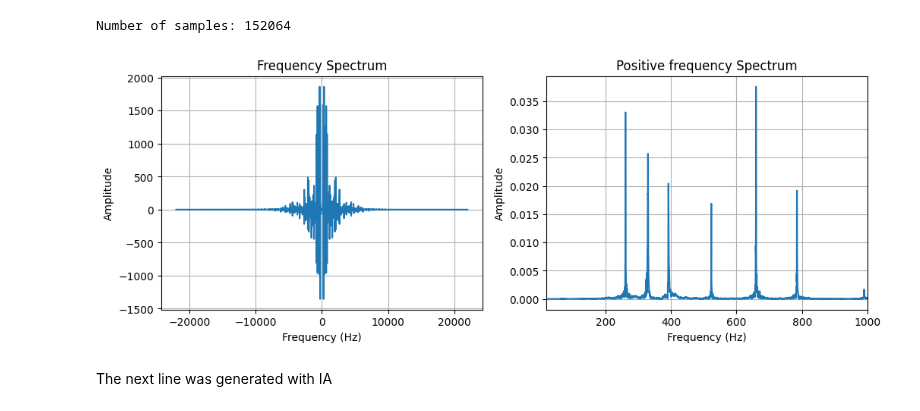
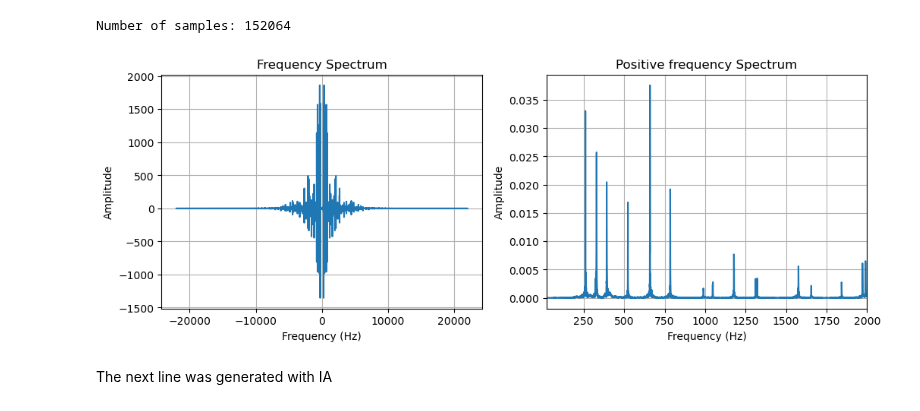
Before and after one commit to Galloncito/Fisica_Computacional_1, a Jupyter notebook: Sesiones/Fourier/2_Fourier_transform.ipynb, the cells around one changed output. Saved outputs shown, nothing was run; the diff lists cells and outputs as text; code cells hidden in the pictures.

```diff
--- a/Sesiones/Fourier/2_Fourier_transform.ipynb
+++ b/Sesiones/Fourier/2_Fourier_transform.ipynb
@@ -436,23 +420,23 @@ Number of samples: 152064
 # %%
 # 3. Plot the magnitude spectrum
 plt.figure(figsize=(12,4))
 plt.subplot(1,2,1)
 plt.plot(xf, yf)
 plt.title('Frequency Spectrum')
 plt.xlabel('Frequency (Hz)')
 plt.ylabel('Amplitude')
 plt.grid()
 # *********************** positive frequencies *******************************
 plt.subplot(1,2,2)
 plt.plot(xf[:N//2], 2.0/N * np.abs(yf[:N//2])) # Plot positive frequencies only
 plt.title('Positive frequency Spectrum')
 plt.xlabel('Frequency (Hz)')
 plt.ylabel('Amplitude')
-plt.xlim(20, 1000)
+plt.xlim(20, 2000)
 plt.grid()
 plt.show()
 # %% [output]
-[figure, old version]
+[figure, new version]
 # %% [markdown]
 The next line was generated with IA
 # %%
```
Also changed, not shown: parts of 6 cells of this notebook, 1 other file.
